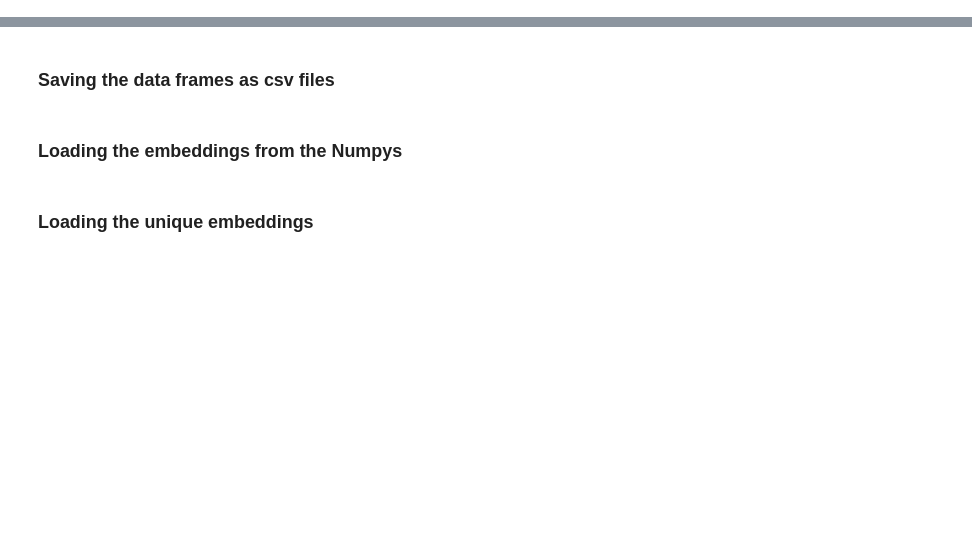
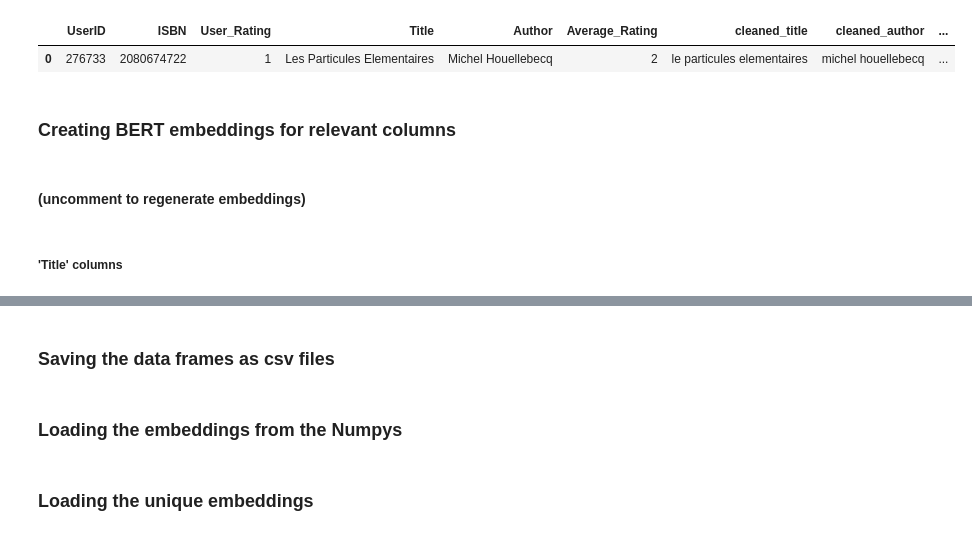
Before and after one commit to sanjeevani1193/Book-Recommendation-System-Using-Machine-Learning-Techniques, a Jupyter notebook: Book_Recommendation_System.ipynb, the cells around one changed output, grey strips where cells are left out. Saved outputs shown, nothing was run; the diff lists cells and outputs as text; code cells hidden in the pictures; blank space fills up the shorter version.

```diff
--- a/Book_Recommendation_System.ipynb
+++ b/Book_Recommendation_System.ipynb
@@ -141,0 +90,11 @@ def get_bert_embeddings_batch(text_list, batch_size=32):
+# %%
+bx_cleaned.head(1)
+# %% [output]
+|  | UserID | ISBN | User_Rating | Title | Author | Average_Rating | cleaned_title | cleaned_author | ... |
+| 0 | 276733 | 2080674722 | 1 | Les Particules Elementaires | Michel Houellebecq | 2 | le particules elementaires | michel houellebecq | ... |
+# %% [markdown]
+### Creating BERT embeddings for relevant columns
+# %% [markdown]
+#### (uncomment to regenerate embeddings)
+# %% [markdown]
+##### 'Title' columns
```
Also changed, not shown: parts of 124 cells of this notebook.
